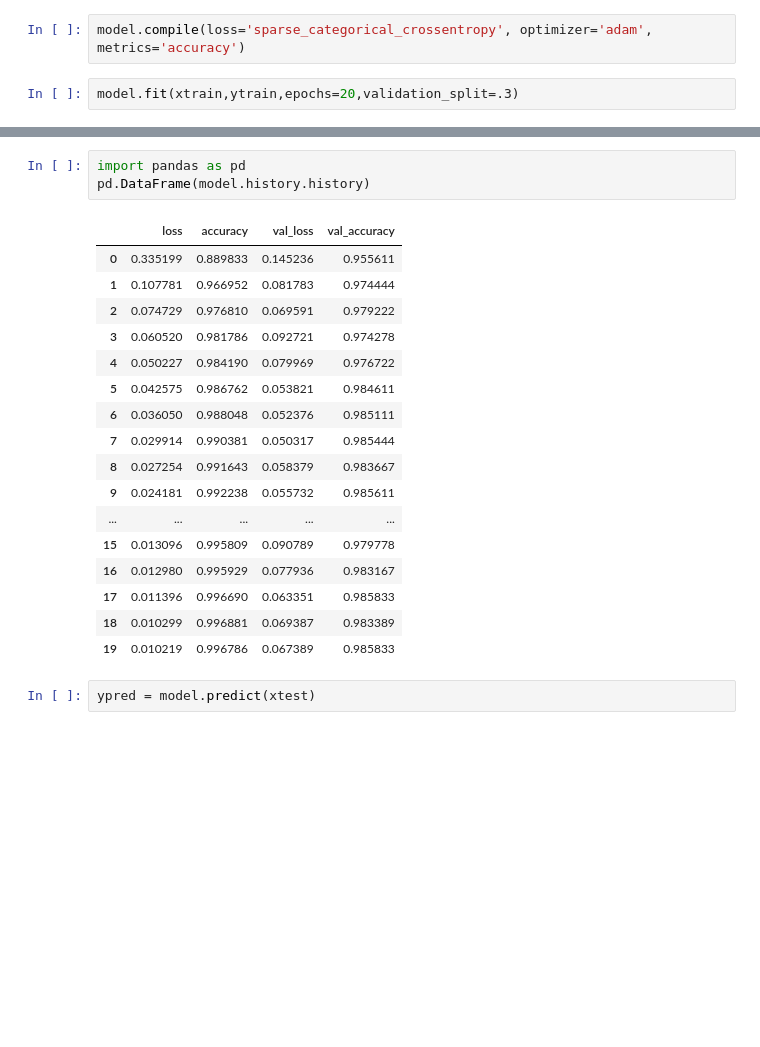
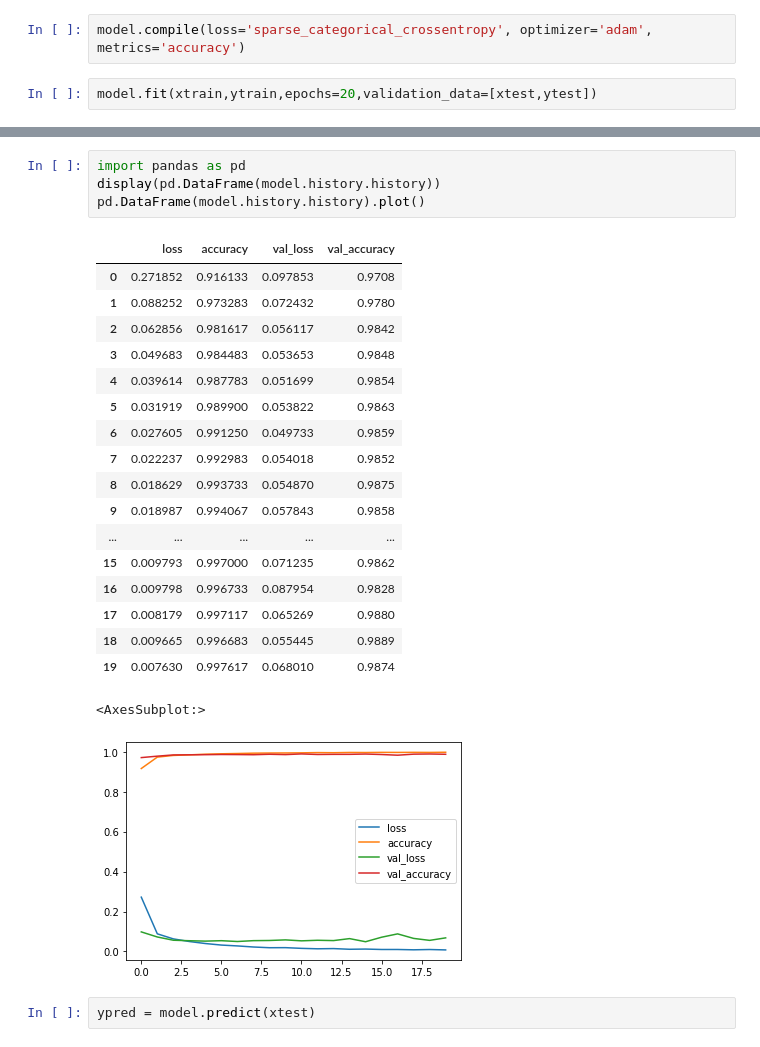
Before and after one commit to Devilshorn999/DigitRecognition, a Jupyter notebook: project2.ipynb, the cells around one changed output, grey strips where cells are left out. Drawn from its saved outputs; the diff is of its cells as text; blank space fills up the shorter version.

```diff
--- a/project2.ipynb
+++ b/project2.ipynb
@@ -175,6 +200,6 @@ _________________________________________________________________
 # %%
 model.compile(loss='sparse_categorical_crossentropy', optimizer='adam', metrics='accuracy')
 # %%
-model.fit(xtrain,ytrain,epochs=20,validation_split=.3)
+model.fit(xtrain,ytrain,epochs=20,validation_data=[xtest,ytest])
 # %% [output]
 Epoch 1/20
@@ -197,25 +222,28 @@ Epoch 20/20
 <keras.callbacks.History at 0x...>
 # %%
 import pandas as pd
-pd.DataFrame(model.history.history)
+display(pd.DataFrame(model.history.history))
+pd.DataFrame(model.history.history).plot()
 # %% [output]
 |  | loss | accuracy | val_loss | val_accuracy |
-| 0 | 0.335199 | 0.889833 | 0.145236 | 0.955611 |
-| 1 | 0.107781 | 0.966952 | 0.081783 | 0.974444 |
-| 2 | 0.074729 | 0.976810 | 0.069591 | 0.979222 |
-| 3 | 0.060520 | 0.981786 | 0.092721 | 0.974278 |
-| 4 | 0.050227 | 0.984190 | 0.079969 | 0.976722 |
-| 5 | 0.042575 | 0.986762 | 0.053821 | 0.984611 |
-| 6 | 0.036050 | 0.988048 | 0.052376 | 0.985111 |
-| 7 | 0.029914 | 0.990381 | 0.050317 | 0.985444 |
-| 8 | 0.027254 | 0.991643 | 0.058379 | 0.983667 |
-| 9 | 0.024181 | 0.992238 | 0.055732 | 0.985611 |
+| 0 | 0.271852 | 0.916133 | 0.097853 | 0.9708 |
+| 1 | 0.088252 | 0.973283 | 0.072432 | 0.9780 |
+| 2 | 0.062856 | 0.981617 | 0.056117 | 0.9842 |
+| 3 | 0.049683 | 0.984483 | 0.053653 | 0.9848 |
+| 4 | 0.039614 | 0.987783 | 0.051699 | 0.9854 |
+| 5 | 0.031919 | 0.989900 | 0.053822 | 0.9863 |
+| 6 | 0.027605 | 0.991250 | 0.049733 | 0.9859 |
+| 7 | 0.022237 | 0.992983 | 0.054018 | 0.9852 |
+| 8 | 0.018629 | 0.993733 | 0.054870 | 0.9875 |
+| 9 | 0.018987 | 0.994067 | 0.057843 | 0.9858 |
 | ... | ... | ... | ... | ... |
-| 15 | 0.013096 | 0.995809 | 0.090789 | 0.979778 |
-| 16 | 0.012980 | 0.995929 | 0.077936 | 0.983167 |
-| 17 | 0.011396 | 0.996690 | 0.063351 | 0.985833 |
-| 18 | 0.010299 | 0.996881 | 0.069387 | 0.983389 |
-| 19 | 0.010219 | 0.996786 | 0.067389 | 0.985833 |
+| 15 | 0.009793 | 0.997000 | 0.071235 | 0.9862 |
+| 16 | 0.009798 | 0.996733 | 0.087954 | 0.9828 |
+| 17 | 0.008179 | 0.997117 | 0.065269 | 0.9880 |
+| 18 | 0.009665 | 0.996683 | 0.055445 | 0.9889 |
+| 19 | 0.007630 | 0.997617 | 0.068010 | 0.9874 |
+<AxesSubplot:>
+[figure, added]
 # %%
 ypred = model.predict(xtest)
 # %%
```
Also changed, not shown: parts of 16 cells of this notebook, 6 other files.
